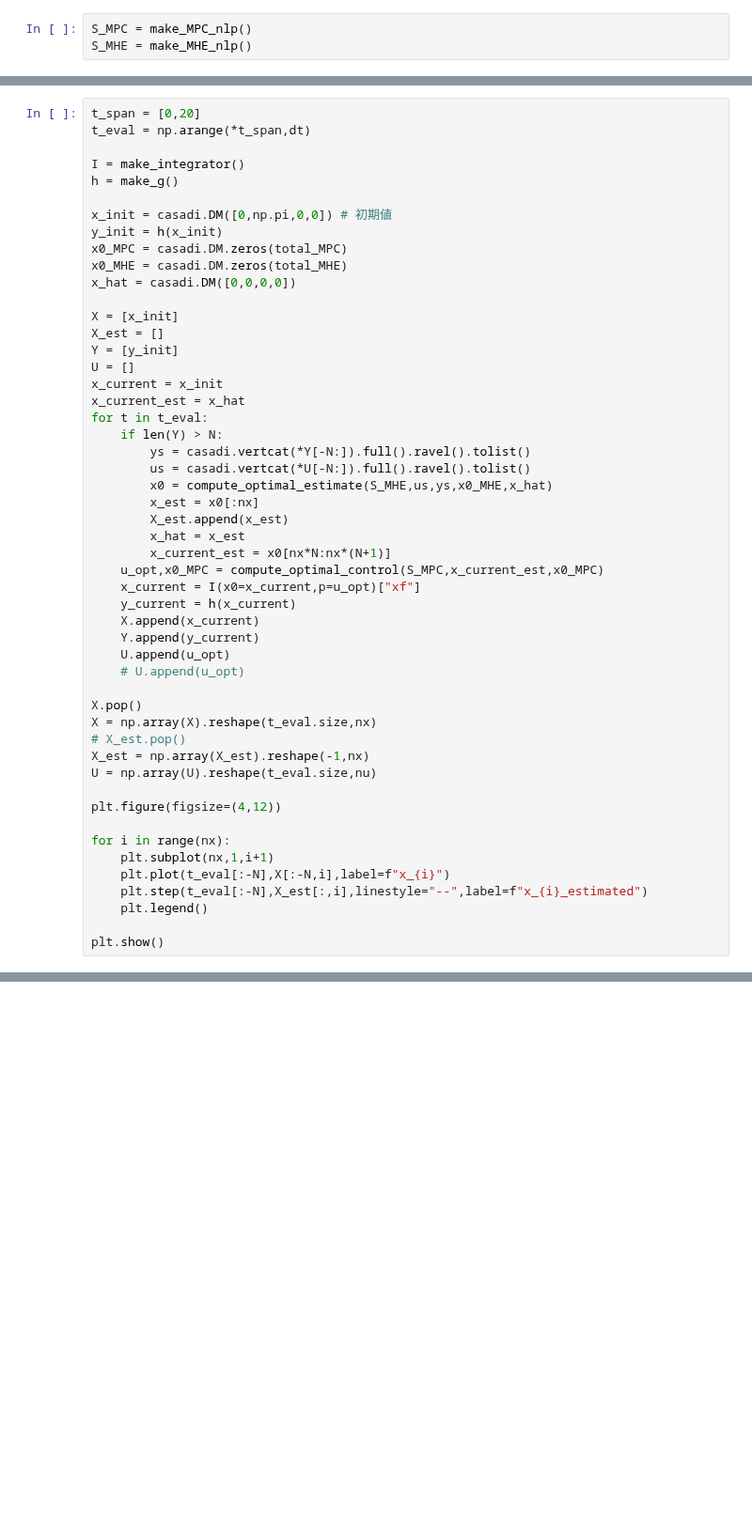
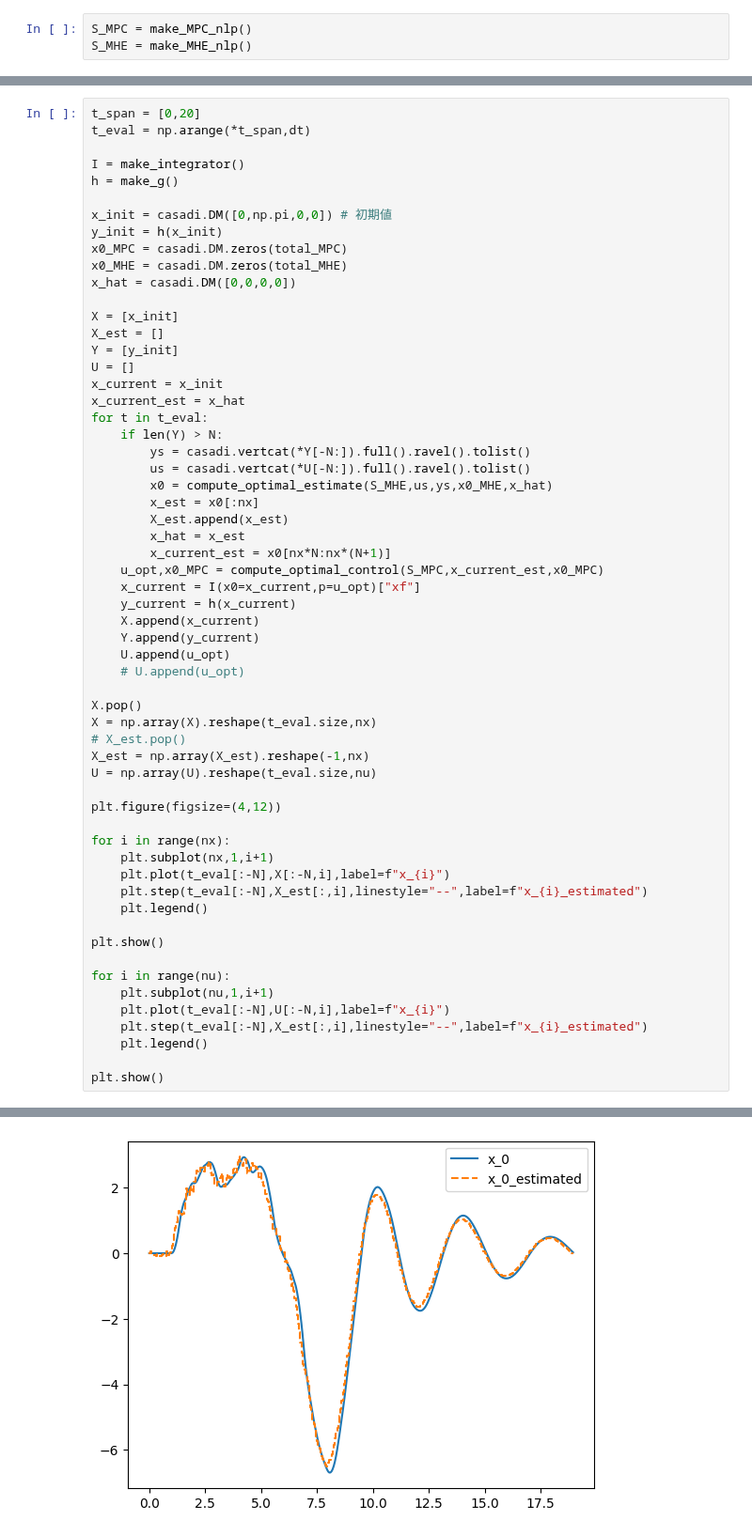
Before and after one commit to proxima-technology/casadi_mpc_nyuumon, a Jupyter notebook: src/chapter8_2.ipynb, the cells around one changed output, grey strips where cells are left out. Shown at 94% size. Drawn from its saved outputs; the diff is of its cells as text; blank space fills up the shorter version.

```diff
--- a/src/chapter8_2.ipynb
+++ b/src/chapter8_2.ipynb
@@ -296,33 +300,42 @@ for t in t_eval:
         x0 = compute_optimal_estimate(S_MHE,us,ys,x0_MHE,x_hat)
         x_est = x0[:nx]
         X_est.append(x_est)
         x_hat = x_est
         x_current_est = x0[nx*N:nx*(N+1)]
     u_opt,x0_MPC = compute_optimal_control(S_MPC,x_current_est,x0_MPC)
     x_current = I(x0=x_current,p=u_opt)["xf"]
     y_current = h(x_current)
     X.append(x_current)
     Y.append(y_current)
     U.append(u_opt)
     # U.append(u_opt)
 
 X.pop()
 X = np.array(X).reshape(t_eval.size,nx)
 # X_est.pop()
 X_est = np.array(X_est).reshape(-1,nx)
 U = np.array(U).reshape(t_eval.size,nu)
 
 plt.figure(figsize=(4,12))
 
 for i in range(nx):
     plt.subplot(nx,1,i+1)
     plt.plot(t_eval[:-N],X[:-N,i],label=f"x_{i}")
     plt.step(t_eval[:-N],X_est[:,i],linestyle="--",label=f"x_{i}_estimated")
     plt.legend()
 
 plt.show()
+
+for i in range(nu):
+    plt.subplot(nu,1,i+1)
+    plt.plot(t_eval[:-N],U[:-N,i],label=f"x_{i}")
+    plt.step(t_eval[:-N],X_est[:,i],linestyle="--",label=f"x_{i}_estimated")
+    plt.legend()
+
+plt.show()
 # %% [output]
 [figure]
+[figure, added]
 # %%
 fig = plt.figure(figsize=(12,6))
 ax = fig.add_subplot(111)
```
Also changed, not shown: parts of 3 cells of this notebook, 1 other file.
